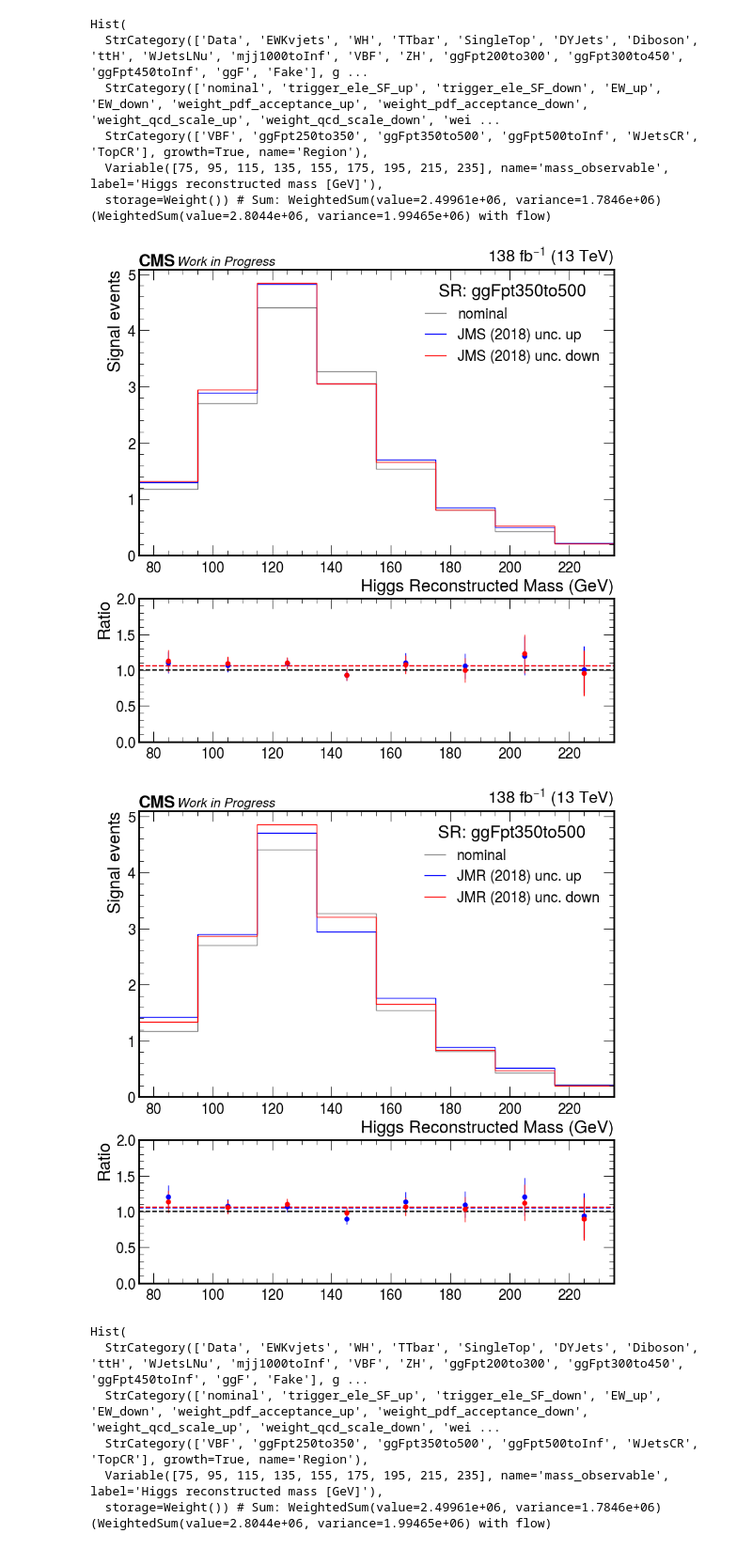
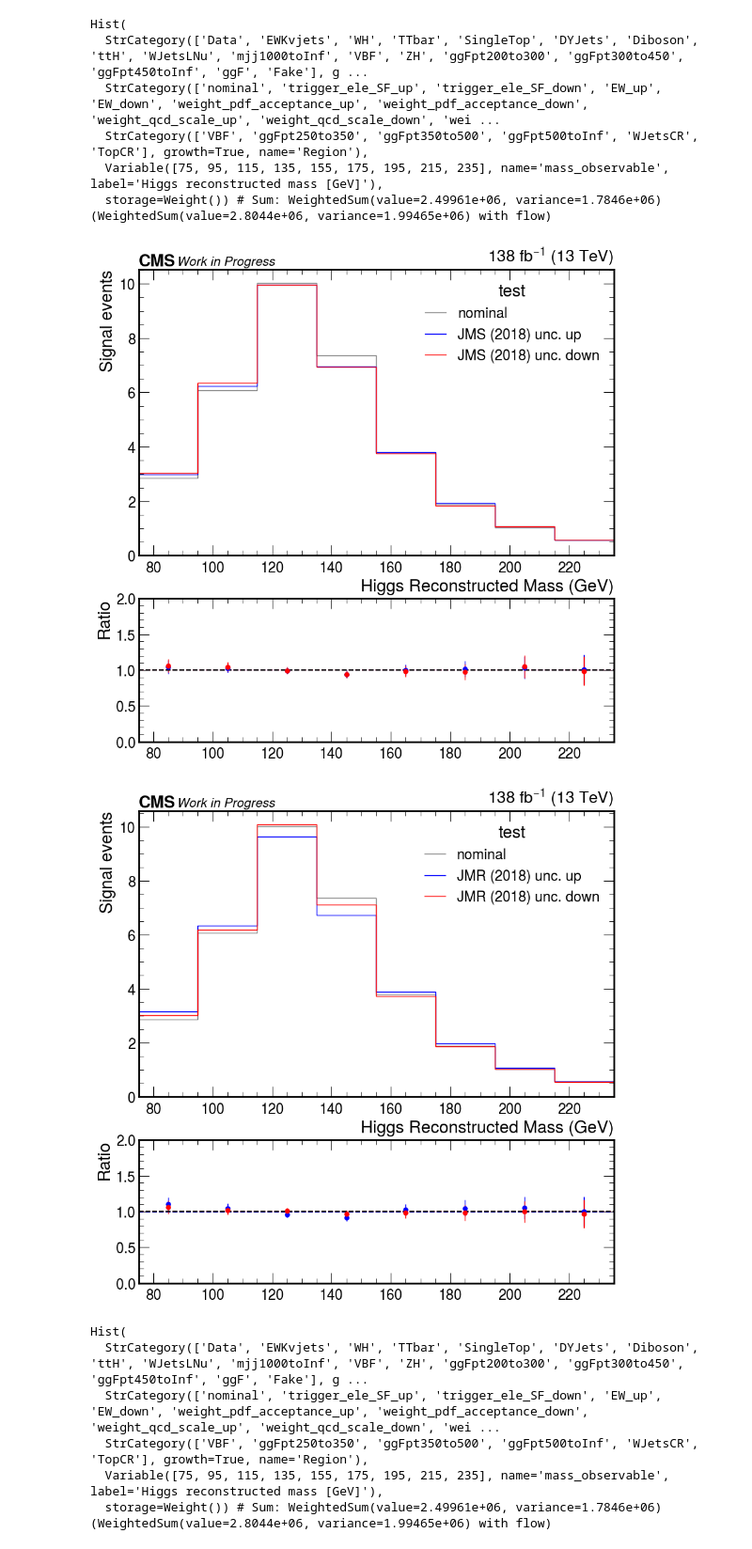
Before and after one commit to farakiko/boostedhiggs, a Jupyter notebook: binder/combine.ipynb, the cells around one changed output. Shown at 94% size. Drawn from its saved outputs; the diff is of its cells as text; code cells hidden in the pictures.

```diff
--- a/binder/combine.ipynb
+++ b/binder/combine.ipynb
@@ -175,6 +175,14 @@ Hist(
   StrCategory(['VBF', 'ggFpt250to350', 'ggFpt350to500', 'ggFpt500toInf', 'WJetsCR', 'TopCR'], growth=True, name='Region'),
   Variable([75, 95, 115, 135, 155, 175, 195, 215, 235], name='mass_observable', label='Higgs reconstructed mass [GeV]'),
   storage=Weight()) # Sum: WeightedSum(value=2.49961e+06, variance=1.7846e+06) (WeightedSum(value=2.8044e+06, variance=1.99465e+06) with flow)
+# %%
+# get lumi
+import pickle as pkl
+
+version = "v16"
+year = "Run2"
+with open(f"../combine/templates/{version}/hists_templates_{year}.pkl", "rb") as f:
+    h = pkl.load(f)
 # %%
 from matplotlib import gridspec
 color_dict = {
@@ -215,6 +223,10 @@ syst_dict = {
 
     "JMR_2018": "JMR (2018) unc.",
     "JMS_2018": "JMS (2018) unc.",
+
+    "JES_FlavorQCD": "JES (FlavorQCD) unc.",
+    "JES_RelativeBal": "JES (JES_RelativeBal) unc.",
+    "JES_HF": "JES (JES_HF) unc.",
 }
 
 years = ["2018", "2017", "2016", "2016APV"]
@@ -249,10 +261,12 @@ ylim_dict = {
     "ggFpt250to350": (0.5,1.5),
     "ggFpt350to500": (0.5,1.5),
     "ggFpt500toInf": (0.5,1.5),
+    "test": (0.5,1.5),
 }
 
 lab_region = {
-    "ggFpt350to500": "SR: ggFpt350to500"
+    "ggFpt350to500": "SR: ggFpt350to500",
+    "test": "test",
 }
 
 
@@ -260,7 +274,7 @@ for region in [
 #     "WJetsCR",
 #     "VBF",
 #     "ggFpt250to350",
-    "ggFpt350to500",
+    "test",
 #     "ggFpt500toInf",
 #     "TopCR"
 ]:
@@ -372,35 +386,35 @@ for region in [
                         label="down",
                         flow="none",
                         color=color_dict[label_dict[variation]]
                     )
 
                     rax.axhline(shape_to_num(syst_do.values(), nominal.values(), clip=1.5), ls="--", color=color_dict[label_dict[variation]])
 
 
 
     #         ax.legend(title=sample + f" ({syst_dict[systematic]})")
             ax.legend(title=lab_region[region])
 
 #             ax.set_ylabel(f"{sample} Events")
             ax.set_ylabel(f"Signal events")
             ax.set_xlim(75,235)
             # ax.set_yscale("log")
             rax.set_ylim(ylim_dict[region])
             rax.set_ylim(0,2)
             rax.axhline(1, ls="--", color="k")
 
             rax.set_ylabel("Ratio")
             ax.set_xlabel("")
             ax.set_xlabel("Higgs Reconstructed Mass (GeV)")
     #         print(sample, syst_dict[systematic], f" nominal + {100*abs(1-sum_envelope['up']/sum_envelope['nominal']):.2f}% - {100*abs(1-sum_envelope['down']/sum_envelope['nominal']):.2f}%")
 
             hep.cms.lumitext(str(get_lumi(years, channels)) + r" fb$^{-1}$ (13 TeV)", ax=ax, fontsize=20)
             hep.cms.text("Work in Progress", ax=ax, fontsize=15)
 
             plt.savefig(f"/Users/fmokhtar/Desktop/AN_2024/ARC/systematics/{systematic}_{region}_{sample}.pdf")
 # %% [output]
-[figure, old version]
+[figure, new version]
-[figure, old version]
+[figure, new version]
 # %%
 h
 # %% [output]
```
Also changed, not shown: 10 other files.
